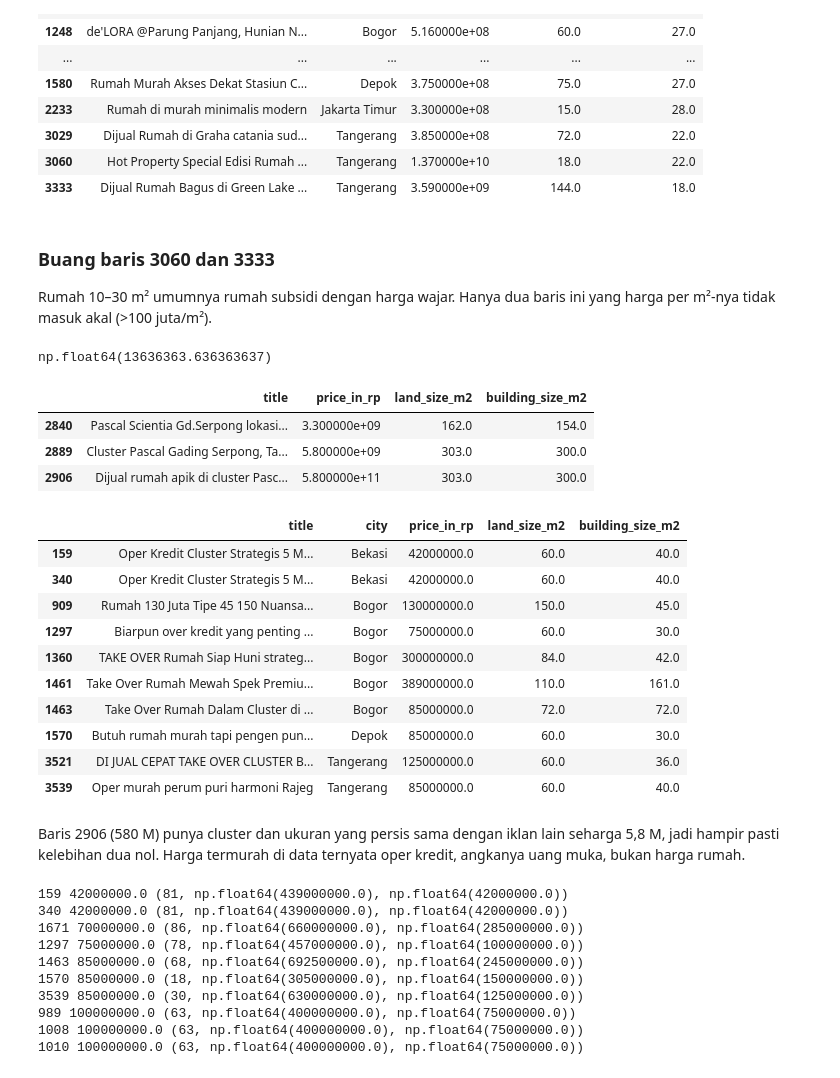
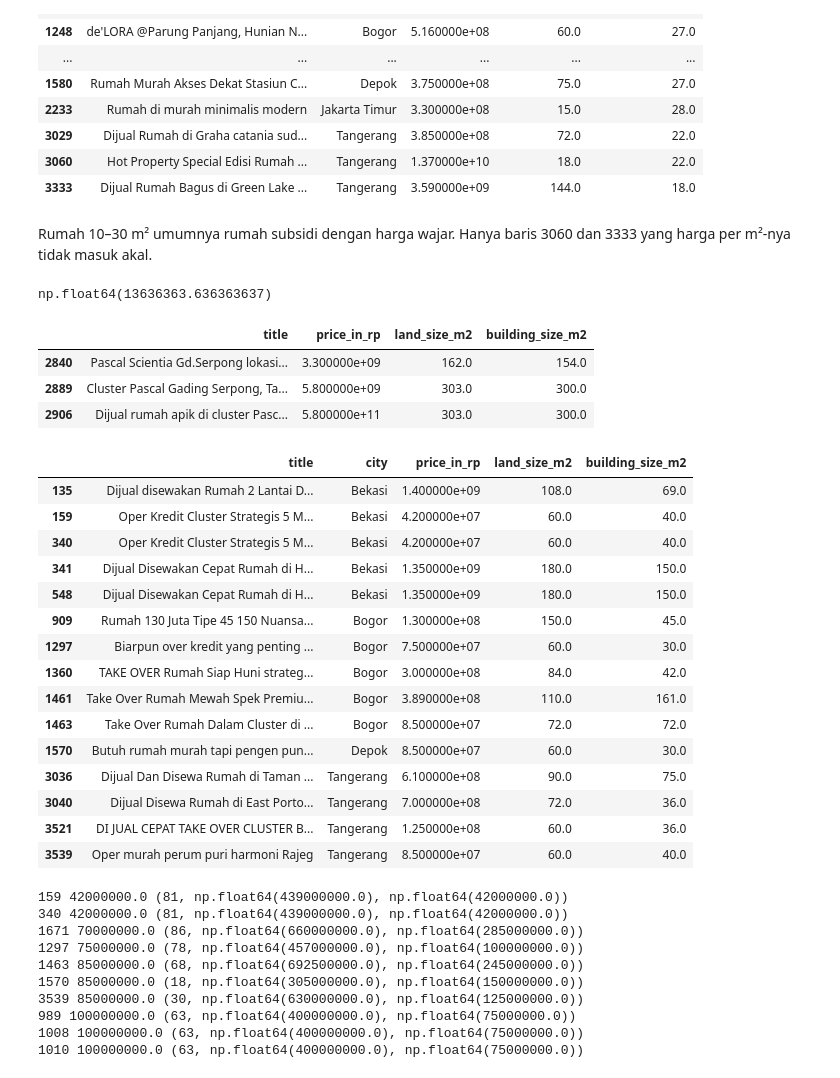
Before and after one commit to Newone0110/Housing_Price_Jabodetabek_-Progress-, a Jupyter notebook: notebook/01_Data_Exploration.ipynb, the cells around one changed output. Drawn from its saved outputs; the diff is of its cells as text; code cells hidden in the pictures.

```diff
--- a/notebook/01_Data_Exploration.ipynb
+++ b/notebook/01_Data_Exploration.ipynb
@@ -156,40 +202,40 @@ df[(df["building_size_m2"] >= 10) & (df["building_size_m2"] < 30)][
 | 3060 | Hot Property Special Edisi Rumah ... | Tangerang | 1.370000e+10 | 18.0 | 22.0 |
 | 3333 | Dijual Rumah Bagus di Green Lake ... | Tangerang | 3.590000e+09 | 144.0 | 18.0 |
 # %% [markdown]
-### Buang baris 3060 dan 3333
-Rumah 10–30 m² umumnya rumah subsidi dengan harga wajar. Hanya dua baris ini yang harga per m²-nya tidak masuk akal (>100 juta/m²).
+Rumah 10–30 m² umumnya rumah subsidi dengan harga wajar. Hanya baris 3060 dan 3333 yang harga per m²-nya tidak masuk akal.
 # %%
 df["hrg_m2_tanah"] = df["price_in_rp"] / df["land_size_m2"]
 df["hrg_m2_tanah"].median()
 # %% [output]
 np.float64(13636363.636363637)
 # %%
-# Bandingkan 2906 dengan iklan Pascal lainnya
 display(df[df["title"].str.contains("pascal", case=False, na=False)][
     ["title", "price_in_rp", "land_size_m2", "building_size_m2"]])
 
-# Baris oper kredit
-kw = "oper kredit|over kredit|overkredit|take over|oper murah"
+kw = "oper kredit|over kredit|overkredit|take over|oper murah|sewa|disewakan"
 display(df[df["title"].str.contains(kw, case=False, na=False)][
     ["title", "city", "price_in_rp", "land_size_m2", "building_size_m2"]])
 # %% [output]
 |  | title | price_in_rp | land_size_m2 | building_size_m2 |
 | 2840 | Pascal Scientia Gd.Serpong lokasi... | 3.300000e+09 | 162.0 | 154.0 |
 | 2889 | Cluster Pascal Gading Serpong, Ta... | 5.800000e+09 | 303.0 | 300.0 |
 | 2906 | Dijual rumah apik di cluster Pasc... | 5.800000e+11 | 303.0 | 300.0 |
 |  | title | city | price_in_rp | land_size_m2 | building_size_m2 |
-| 159 | Oper Kredit Cluster Strategis 5 M... | Bekasi | 42000000.0 | 60.0 | 40.0 |
-| 340 | Oper Kredit Cluster Strategis 5 M... | Bekasi | 42000000.0 | 60.0 | 40.0 |
-| 909 | Rumah 130 Juta Tipe 45 150 Nuansa... | Bogor | 130000000.0 | 150.0 | 45.0 |
-| 1297 | Biarpun over kredit yang penting ... | Bogor | 75000000.0 | 60.0 | 30.0 |
-| 1360 | TAKE OVER Rumah Siap Huni strateg... | Bogor | 300000000.0 | 84.0 | 42.0 |
-| 1461 | Take Over Rumah Mewah Spek Premiu... | Bogor | 389000000.0 | 110.0 | 161.0 |
-| 1463 | Take Over Rumah Dalam Cluster di ... | Bogor | 85000000.0 | 72.0 | 72.0 |
-| 1570 | Butuh rumah murah tapi pengen pun... | Depok | 85000000.0 | 60.0 | 30.0 |
-| 3521 | DI JUAL CEPAT TAKE OVER CLUSTER B... | Tangerang | 125000000.0 | 60.0 | 36.0 |
-| 3539 | Oper murah perum puri harmoni Rajeg | Tangerang | 85000000.0 | 60.0 | 40.0 |
+| 135 | Dijual disewakan Rumah 2 Lantai D... | Bekasi | 1.400000e+09 | 108.0 | 69.0 |
+| 159 | Oper Kredit Cluster Strategis 5 M... | Bekasi | 4.200000e+07 | 60.0 | 40.0 |
+| 340 | Oper Kredit Cluster Strategis 5 M... | Bekasi | 4.200000e+07 | 60.0 | 40.0 |
+| 341 | Dijual Disewakan Cepat Rumah di H... | Bekasi | 1.350000e+09 | 180.0 | 150.0 |
+| 548 | Dijual Disewakan Cepat Rumah di H... | Bekasi | 1.350000e+09 | 180.0 | 150.0 |
+| 909 | Rumah 130 Juta Tipe 45 150 Nuansa... | Bogor | 1.300000e+08 | 150.0 | 45.0 |
+| 1297 | Biarpun over kredit yang penting ... | Bogor | 7.500000e+07 | 60.0 | 30.0 |
+| 1360 | TAKE OVER Rumah Siap Huni strateg... | Bogor | 3.000000e+08 | 84.0 | 42.0 |
+| 1461 | Take Over Rumah Mewah Spek Premiu... | Bogor | 3.890000e+08 | 110.0 | 161.0 |
+| 1463 | Take Over Rumah Dalam Cluster di ... | Bogor | 8.500000e+07 | 72.0 | 72.0 |
+| 1570 | Butuh rumah murah tapi pengen pun... | Depok | 8.500000e+07 | 60.0 | 30.0 |
+| 3036 | Dijual Dan Disewa Rumah di Taman ... | Tangerang | 6.100000e+08 | 90.0 | 75.0 |
+| 3040 | Dijual Disewa Rumah di East Porto... | Tangerang | 7.000000e+08 | 72.0 | 36.0 |
+| 3521 | DI JUAL CEPAT TAKE OVER CLUSTER B... | Tangerang | 1.250000e+08 | 60.0 | 36.0 |
+| 3539 | Oper murah perum puri harmoni Rajeg | Tangerang | 8.500000e+07 | 60.0 | 40.0 |
-# %% [markdown]
-Baris 2906 (580 M) punya cluster dan ukuran yang persis sama dengan iklan lain seharga 5,8 M, jadi hampir pasti kelebihan dua nol. Harga termurah di data ternyata oper kredit, angkanya uang muka, bukan harga rumah.
 # %%
 def bandingkan(i, df):
     r = df.loc[i]
```
Also changed, not shown: parts of 11 cells of this notebook.
